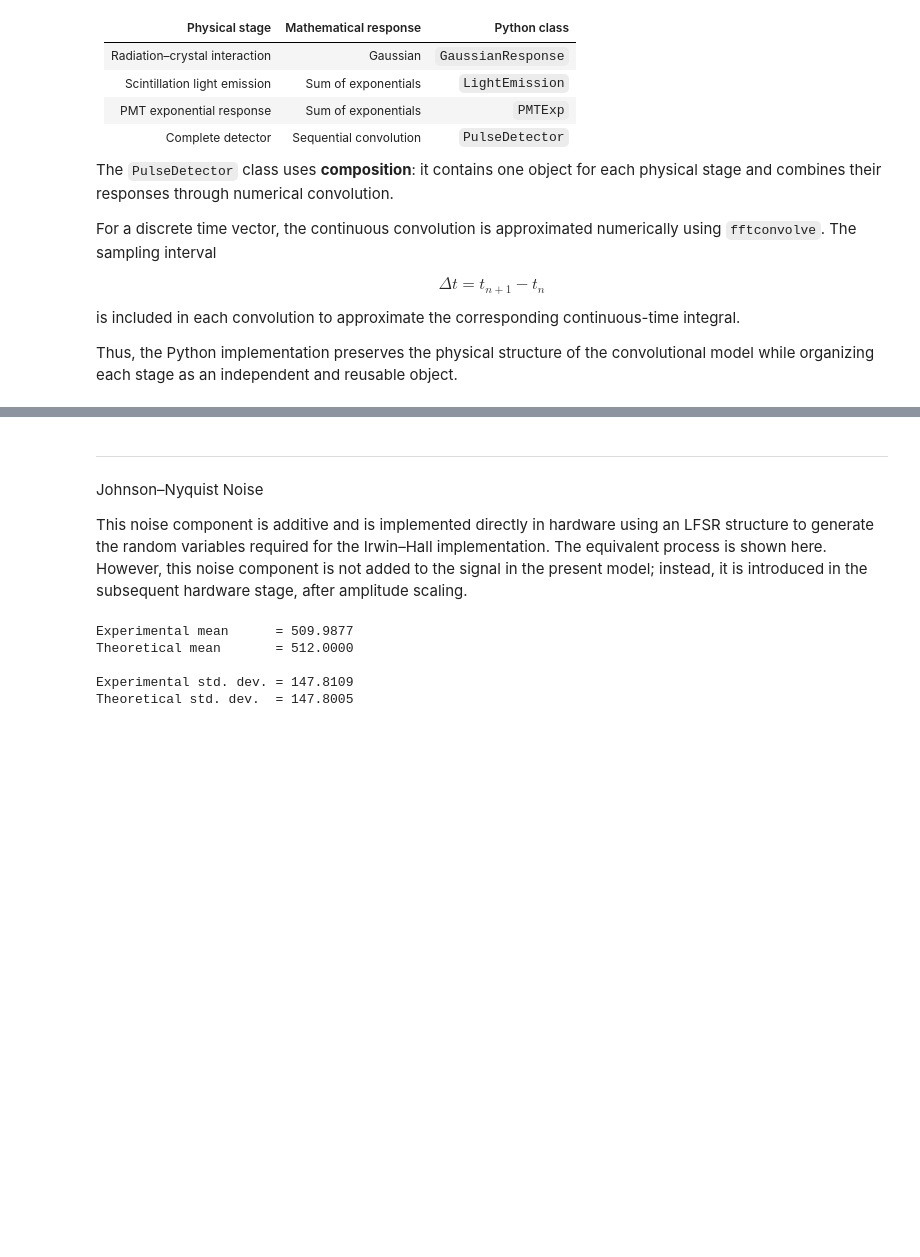
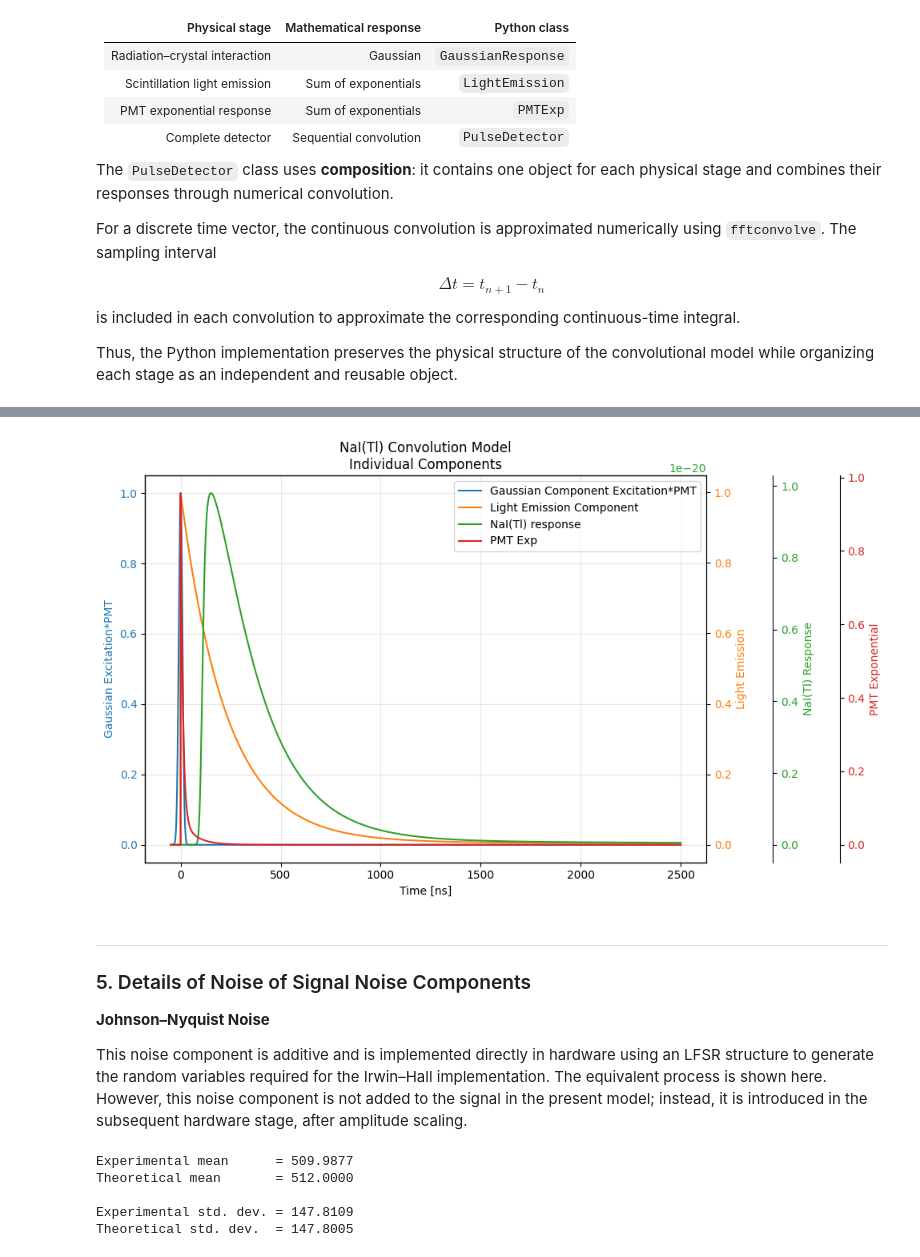
Before and after one commit to jerolg/kria_pulse_generator, a Jupyter notebook: sw/app/data_gen/NaI(Tl)_modeling.ipynb, the cells around one changed output, grey strips where cells are left out. Drawn from its saved outputs; the diff is of its cells as text; code cells hidden in the pictures; blank space fills up the shorter version.

```diff
--- a/sw/app/data_gen/NaI(Tl)_modeling.ipynb
+++ b/sw/app/data_gen/NaI(Tl)_modeling.ipynb
@@ -316,7 +315,61 @@ print(f"Decay Time of Light Emission tau")
+# %%
+#Each Component
+R1 = GaussianResponse(sigma).response(t)
+R2 = LightEmission(eta, tau).response(t)
+R3 = PMTExp(kappa, lamb).response(t)
+
+fig, ax1 = plt.subplots(figsize=(10, 6))
+
+x = t * 1e9
+
+# Y-axis 1
+ax1.plot(x, R1, label="Gaussian Component Excitation*PMT", color="C0")
+ax1.set_xlabel("Time [ns]")
+ax1.set_ylabel("Gaussian Excitation*PMT", color="C0")
+ax1.tick_params(axis="y", labelcolor="C0")
+
+# Y-axis 2
+ax2 = ax1.twinx()
+ax2.plot(x, R2, label="Light Emission Component", color="C1")
+ax2.set_ylabel("Light Emission", color="C1")
+ax2.tick_params(axis="y", labelcolor="C1")
+
+# Y-axis 3
+ax3 = ax1.twinx()
+ax3.spines["right"].set_position(("outward", 60))
+ax3.plot(x, NaI_Tl_pulse, label="NaI(Tl) response", color="C2")
+ax3.set_ylabel("NaI(Tl) Response", color="C2")
+ax3.tick_params(axis="y", labelcolor="C2")
+
+# Y-axis 4
+ax4 = ax1.twinx()
+ax4.spines["right"].set_position(("outward", 120))
+ax4.plot(x, R3, label="PMT Exp", color="C3")
+ax4.set_ylabel("PMT Exponential", color="C3")
+ax4.tick_params(axis="y", labelcolor="C3")
+
+ax1.set_title(
+    "NaI(Tl) Convolution Model\n"
+    "Individual Components"
+)
+
+ax1.grid(True, alpha=0.3)
+
+# Combined legend
+lines = ax1.get_lines() + ax2.get_lines() + ax3.get_lines() + ax4.get_lines()
+labels = [line.get_label() for line in lines]
+ax1.legend(lines, labels, loc="upper right")
+
+fig.tight_layout()
+plt.show()
+# %% [output]
+[figure, added]
 # %% [markdown]
 _________
 
-Johnson–Nyquist Noise
+### 5. Details of Noise of Signal Noise Components
+
+**Johnson–Nyquist Noise**
 
 This noise component is additive and is implemented directly in hardware using an LFSR structure to generate the random variables required for the Irwin–Hall implementation. The equivalent process is shown here. However, this noise component is not added to the signal in the present model; instead, it is introduced in the subsequent hardware stage, after amplitude scaling.
 # %%
```
Also changed, not shown: parts of 1 cell of this notebook.
